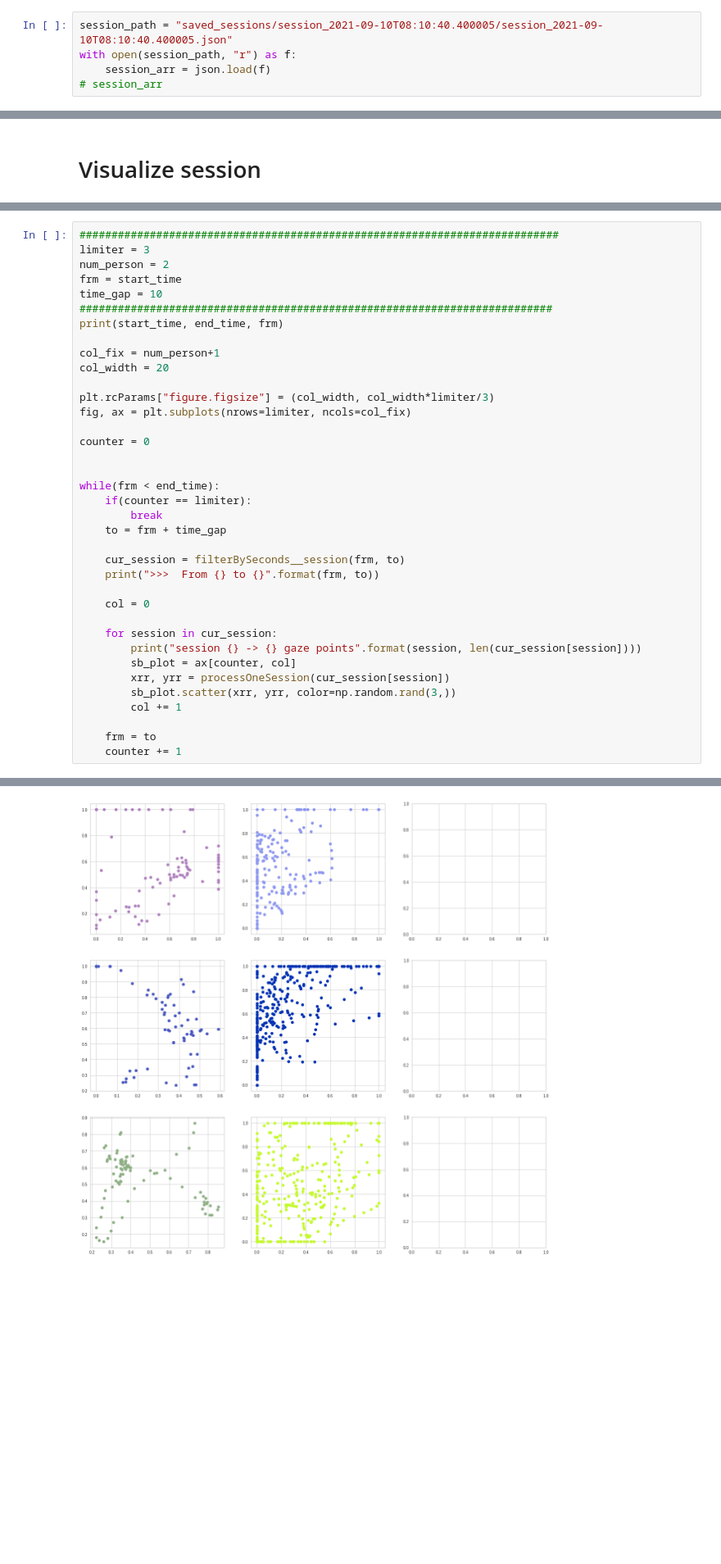
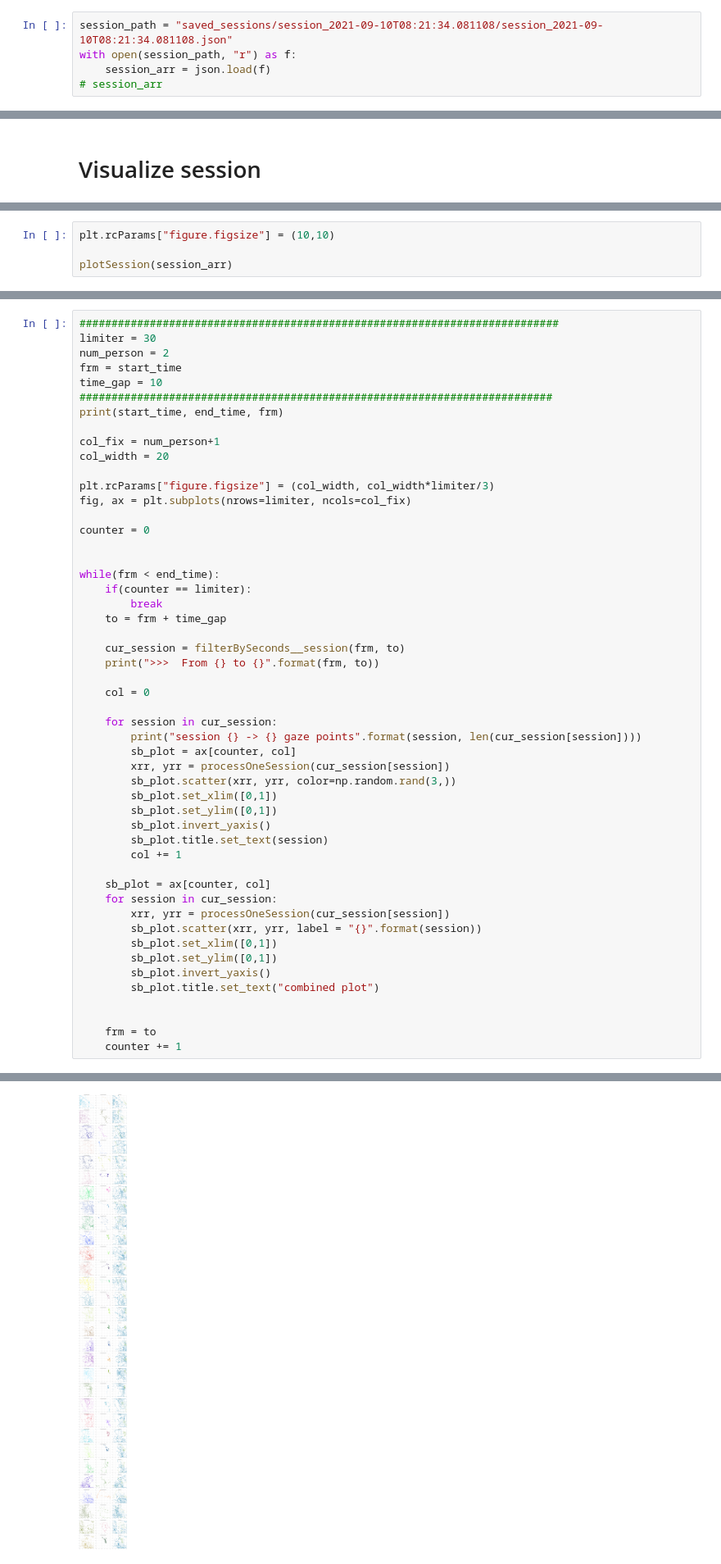
Before and after one commit to arnab-api/AttentionChecker--Student, a Jupyter notebook: Analysis/Simulations/DBMean_Session.ipynb, the cells around one changed output, grey strips where cells are left out. Shown at 82% size. Drawn from its saved outputs; the diff is of its cells as text; blank space fills up the shorter version.

```diff
--- a/Analysis/Simulations/DBMean_Session.ipynb
+++ b/Analysis/Simulations/DBMean_Session.ipynb
@@ -15,7 +15,7 @@ def getSecondFromTimeStamp(timestamp):
 # %% [markdown]
 # Load gaze session
 # %%
-session_path = "saved_sessions/session_2021-09-10T08:10:40.400005/session_2021-09-10T08:10:40.400005.json"
+session_path = "saved_sessions/session_2021-09-10T08:21:34.081108/session_2021-09-10T08:21:34.081108.json"
 with open(session_path, "r") as f:
     session_arr = json.load(f)
 # session_arr
@@ -90,0 +81,4 @@ plot = plotSession(session_arr)
+# %%
+plt.rcParams["figure.figsize"] = (10,10)
+
+plotSession(session_arr)
@@ -91,6 +91,6 @@ plot = plotSession(session_arr)
 # %%
 ###########################################################################
-limiter = 3
+limiter = 30
 num_person = 2
 frm = start_time
 time_gap = 10
@@ -121,7 +121,21 @@ while(frm < end_time):
         sb_plot = ax[counter, col]
         xrr, yrr = processOneSession(cur_session[session])
         sb_plot.scatter(xrr, yrr, color=np.random.rand(3,))
+        sb_plot.set_xlim([0,1])
+        sb_plot.set_ylim([0,1])
+        sb_plot.invert_yaxis()
+        sb_plot.title.set_text(session)
         col += 1
+
+    sb_plot = ax[counter, col]
+    for session in cur_session:
+        xrr, yrr = processOneSession(cur_session[session])
+        sb_plot.scatter(xrr, yrr, label = "{}".format(session))
+        sb_plot.set_xlim([0,1])
+        sb_plot.set_ylim([0,1])
+        sb_plot.invert_yaxis()
+        sb_plot.title.set_text("combined plot")
+
 
     frm = to
     counter += 1
@@ -139,4 +160,4 @@ session mhhaau1ln9bkyrneluj1m -> 360 gaze points
-[figure, old version]
+[figure, new version]
 # %%
 X = None
 
```
Also changed, not shown: parts of 5 cells of this notebook, 9 other files.
